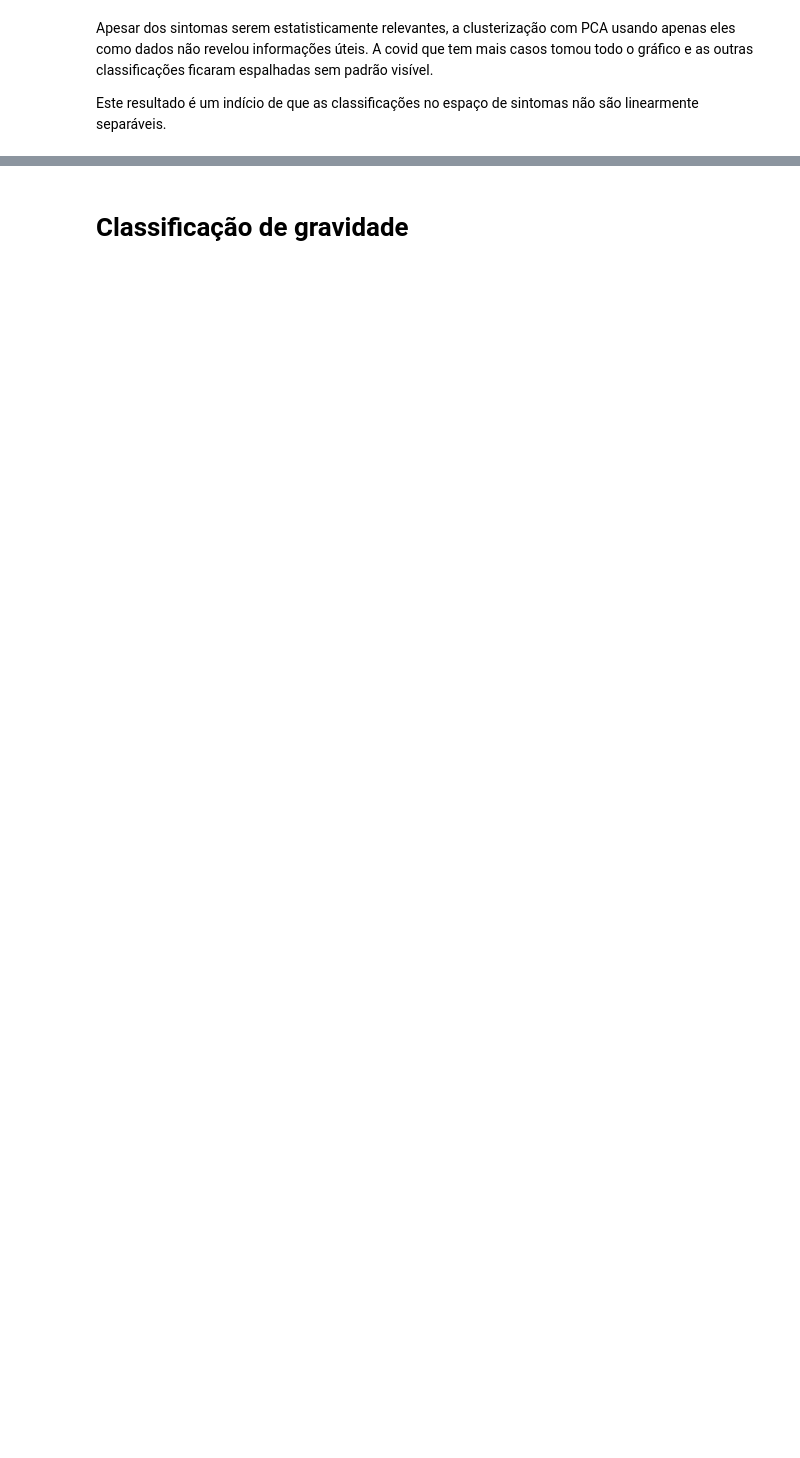
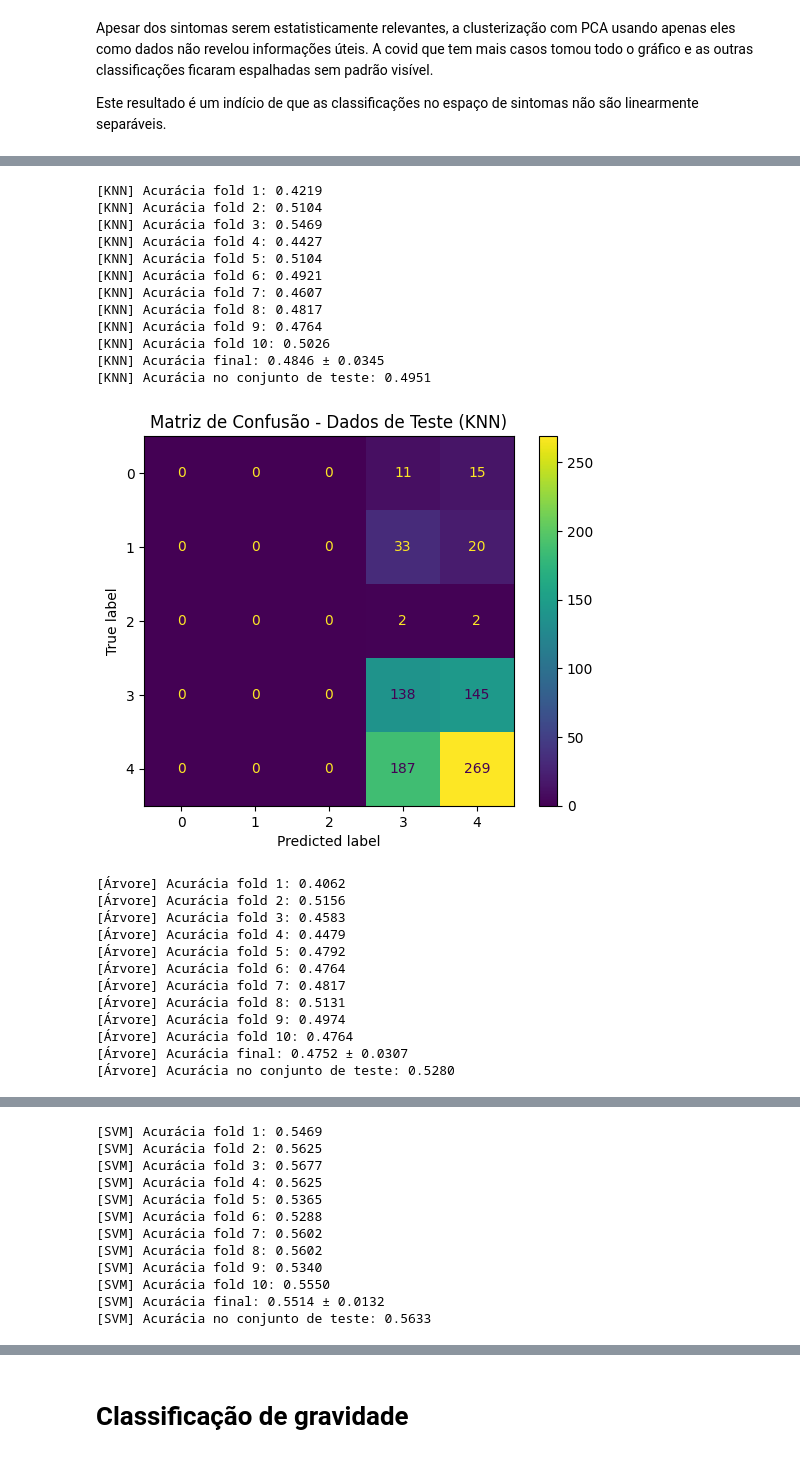
Before and after one commit to hOtoch/2025-1-P1-Analise-e-previsao-SRAG, a Jupyter notebook: analise_srag.ipynb, the cells around one changed output, grey strips where cells are left out. Drawn from its saved outputs; the diff is of its cells as text; code cells hidden in the pictures; blank space fills up the shorter version.

```diff
--- a/analise_srag.ipynb
+++ b/analise_srag.ipynb
@@ -565,21 +605,24 @@ X_trainval, X_test, y_trainval, y_test = train_test_split(
 # %%
-# Validação cruzada
-knn = KNeighborsClassifier(n_neighbors=10)
-scores = cross_val_score(knn, X_trainval, y_trainval, cv=10, scoring='accuracy')
+def sample_and_split_dataset(df, y_col, frac=0.001, random_state=random_state):
+    amostra_df = df.sample(frac=frac, random_state=random_state)
+    X_trainval, X_test, y_trainval, y_test = train_test_split(
+        amostra_df[sintomas], amostra_df[y_col], test_size=0.3, random_state=random_state, stratify=amostra_df[y_col]
+    )
+    return X_trainval, X_test, y_trainval, y_test
 
-for i, score in enumerate(scores):
-    print(f"[KNN] Acurácia fold {i+1}: {score:.4f}")
-print(f"[KNN] Acurácia final: {np.mean(scores):.4f} ± {np.std(scores):.4f}")
+def train_and_evaluate(model, name, X_trainval, y_trainval, X_test, y_test):
+    scores = cross_val_score(model, X_trainval, y_trainval, cv=10, scoring='accuracy')
 
-# Treino com dados completos (no knn não há aprendizado de parametros)
-knn.fit(X_trainval, y_trainval)
+    for i, score in enumerate(scores):
+        print(f"[{name}] Acurácia fold {i+1}: {score:.4f}")
+    print(f"[{name}] Acurácia final: {np.mean(scores):.4f} ± {np.std(scores):.4f}")
 
-# Teste
-y_pred = knn.predict(X_test)
-acc_test = accuracy_score(y_test, y_pred)
-print(f"[KNN] Acurácia no conjunto de teste: {acc_test:.4f}")
+    model.fit(X_trainval, y_trainval)
+    y_pred = model.predict(X_test)
+    acc_test = accuracy_score(y_test, y_pred)
+    print(f"[{name}] Acurácia no conjunto de teste: {acc_test:.4f}\n")
 
-cm = confusion_matrix(y_test, y_pred)
-ConfusionMatrixDisplay(confusion_matrix=cm).plot()
-plt.title("Matriz de Confusão - Dados de Teste")
-plt.show()
+    cm = confusion_matrix(y_test, y_pred)
+    ConfusionMatrixDisplay(confusion_matrix=cm).plot()
+    plt.title(f"Matriz de Confusão - Dados de Teste ({name})")
+    plt.show()
@@ -692,0 +629,32 @@ plt.show()
+# %%
+X_trainval, X_test, y_trainval, y_test = sample_and_split_dataset(cluster_df, 'CLASSI_FIN')
+train_and_evaluate(KNeighborsClassifier(n_neighbors=10), "KNN", X_trainval, y_trainval, X_test, y_test)
+train_and_evaluate(DecisionTreeClassifier(random_state=random_state), "Árvore", X_trainval, y_trainval, X_test, y_test)
+train_and_evaluate(LinearSVC(max_iter=10000, random_state=random_state), "SVM", X_trainval, y_trainval, X_test, y_test)
+train_and_evaluate(GaussianNB(), "Naive Bayes", X_trainval, y_trainval, X_test, y_test)
+# %% [output]
+[KNN] Acurácia fold 1: 0.4219
+[KNN] Acurácia fold 2: 0.5104
+[KNN] Acurácia fold 3: 0.5469
+[KNN] Acurácia fold 4: 0.4427
+[KNN] Acurácia fold 5: 0.5104
+[KNN] Acurácia fold 6: 0.4921
+[KNN] Acurácia fold 7: 0.4607
+[KNN] Acurácia fold 8: 0.4817
+[KNN] Acurácia fold 9: 0.4764
+[KNN] Acurácia fold 10: 0.5026
+[KNN] Acurácia final: 0.4846 ± 0.0345
+[KNN] Acurácia no conjunto de teste: 0.4951
+[figure, added]
+[Árvore] Acurácia fold 1: 0.4062
+[Árvore] Acurácia fold 2: 0.5156
+[Árvore] Acurácia fold 3: 0.4583
+[Árvore] Acurácia fold 4: 0.4479
+[Árvore] Acurácia fold 5: 0.4792
+[Árvore] Acurácia fold 6: 0.4764
+[Árvore] Acurácia fold 7: 0.4817
+[Árvore] Acurácia fold 8: 0.5131
+[Árvore] Acurácia fold 9: 0.4974
+[Árvore] Acurácia fold 10: 0.4764
+[Árvore] Acurácia final: 0.4752 ± 0.0307
+[Árvore] Acurácia no conjunto de teste: 0.5280
@@ -692,0 +662,12 @@ plt.show()
+[SVM] Acurácia fold 1: 0.5469
+[SVM] Acurácia fold 2: 0.5625
+[SVM] Acurácia fold 3: 0.5677
+[SVM] Acurácia fold 4: 0.5625
+[SVM] Acurácia fold 5: 0.5365
+[SVM] Acurácia fold 6: 0.5288
+[SVM] Acurácia fold 7: 0.5602
+[SVM] Acurácia fold 8: 0.5602
+[SVM] Acurácia fold 9: 0.5340
+[SVM] Acurácia fold 10: 0.5550
+[SVM] Acurácia final: 0.5514 ± 0.0132
+[SVM] Acurácia no conjunto de teste: 0.5633
```
Also changed, not shown: parts of 20 cells of this notebook.
